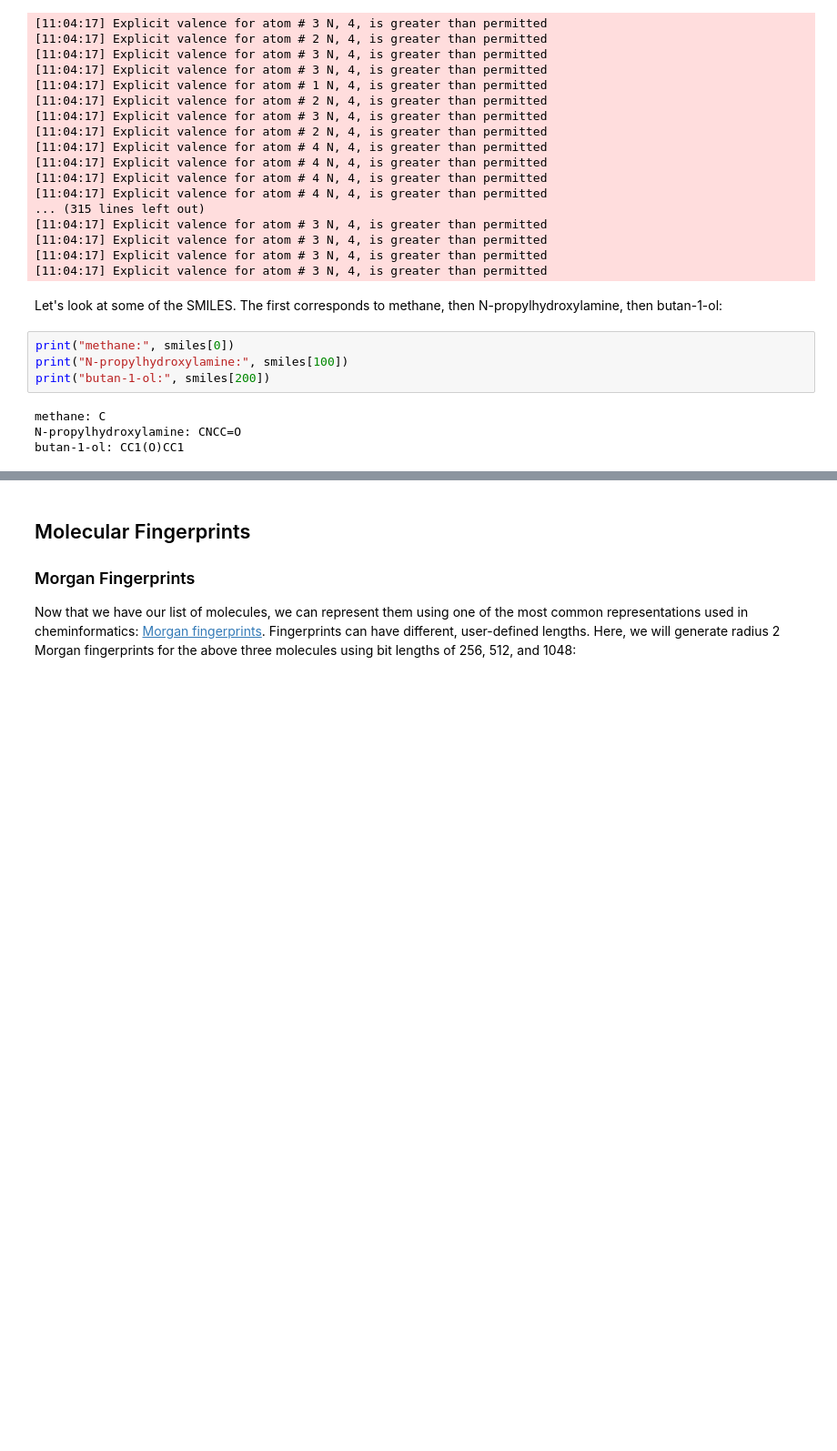
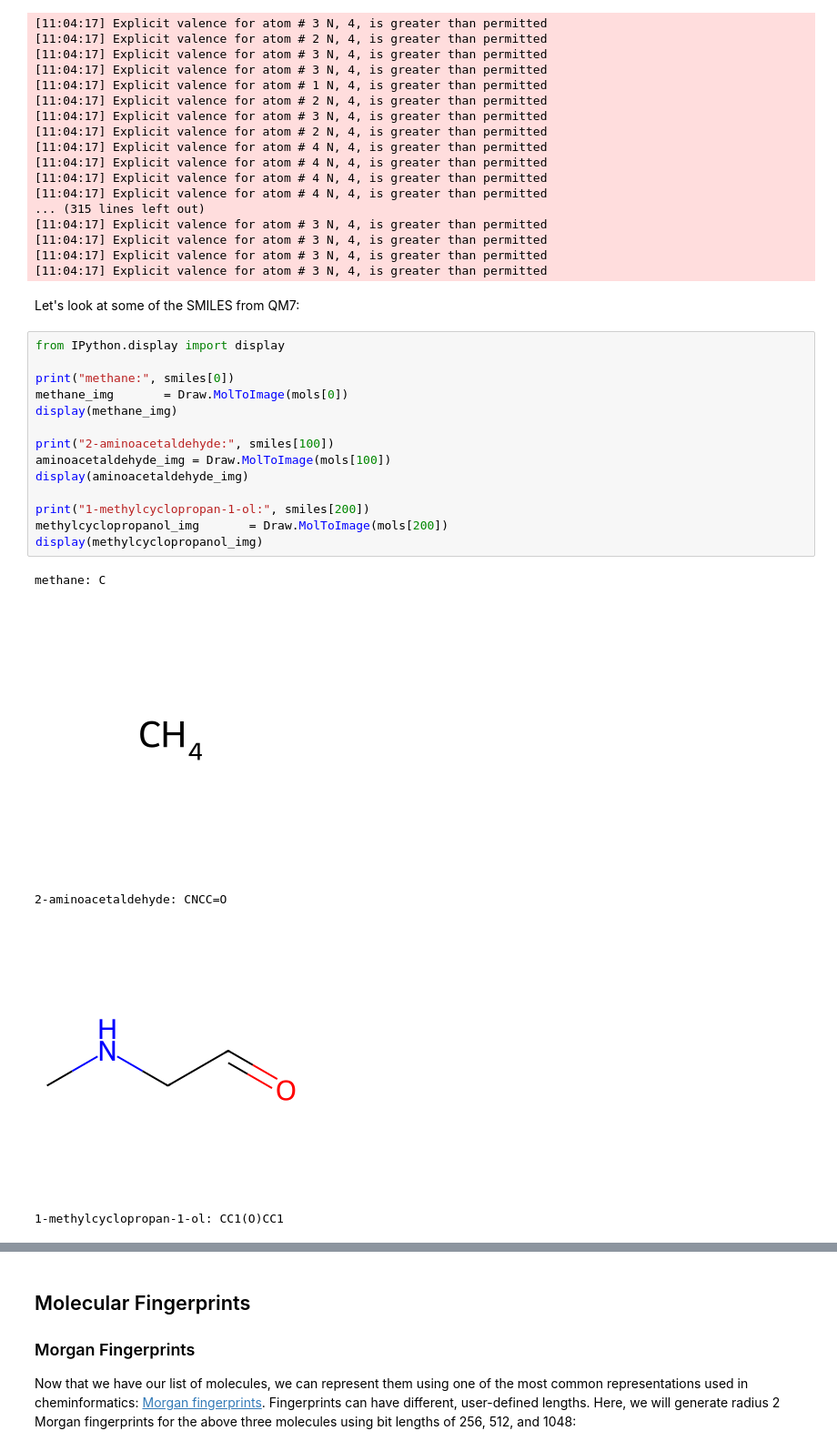
Before and after one commit to rhyan10/unsupervised-learning-molecular-systems, a Jupyter notebook: 1-Representations-and-Descriptors/1-Tutorial.ipynb, the cells around one changed output, grey strips where cells are left out. Shown: that part at 91% size. Saved outputs shown, nothing was run; the diff lists cells and outputs as text; blank space fills up the shorter version.

```diff
--- a/1-Representations-and-Descriptors/1-Tutorial.ipynb
+++ b/1-Representations-and-Descriptors/1-Tutorial.ipynb
@@ -92,12 +92,24 @@ mols   = [Chem.MolFromSmiles(smi) for smi in smiles]
 [11:04:17] Explicit valence for atom # 3 N, 4, is greater than permitted
 [11:04:17] Explicit valence for atom # 3 N, 4, is greater than permitted
 # %% [markdown]
-Let's look at some of the SMILES. The first corresponds to methane, then N-propylhydroxylamine, then butan-1-ol:
+Let's look at some of the SMILES from QM7:
-# %%
-print("methane:", smiles[0])
-print("N-propylhydroxylamine:", smiles[100])
-print("butan-1-ol:", smiles[200])
-# %% [output]
-methane: C
-N-propylhydroxylamine: CNCC=O
-butan-1-ol: CC1(O)CC1
+# %%
+from IPython.display import display
+
+print("methane:", smiles[0])
+methane_img       = Draw.MolToImage(mols[0])
+display(methane_img)
+
+print("2-aminoacetaldehyde:", smiles[100])
+aminoacetaldehyde_img = Draw.MolToImage(mols[100])
+display(aminoacetaldehyde_img)
+
+print("1-methylcyclopropan-1-ol:", smiles[200])
+methylcyclopropanol_img       = Draw.MolToImage(mols[200])
+display(methylcyclopropanol_img)
+# %% [output]
+methane: C
+[figure, added]
+2-aminoacetaldehyde: CNCC=O
+[figure, added]
+1-methylcyclopropan-1-ol: CC1(O)CC1
```
Also changed, not shown: parts of 11 cells of this notebook, 1 other file.
